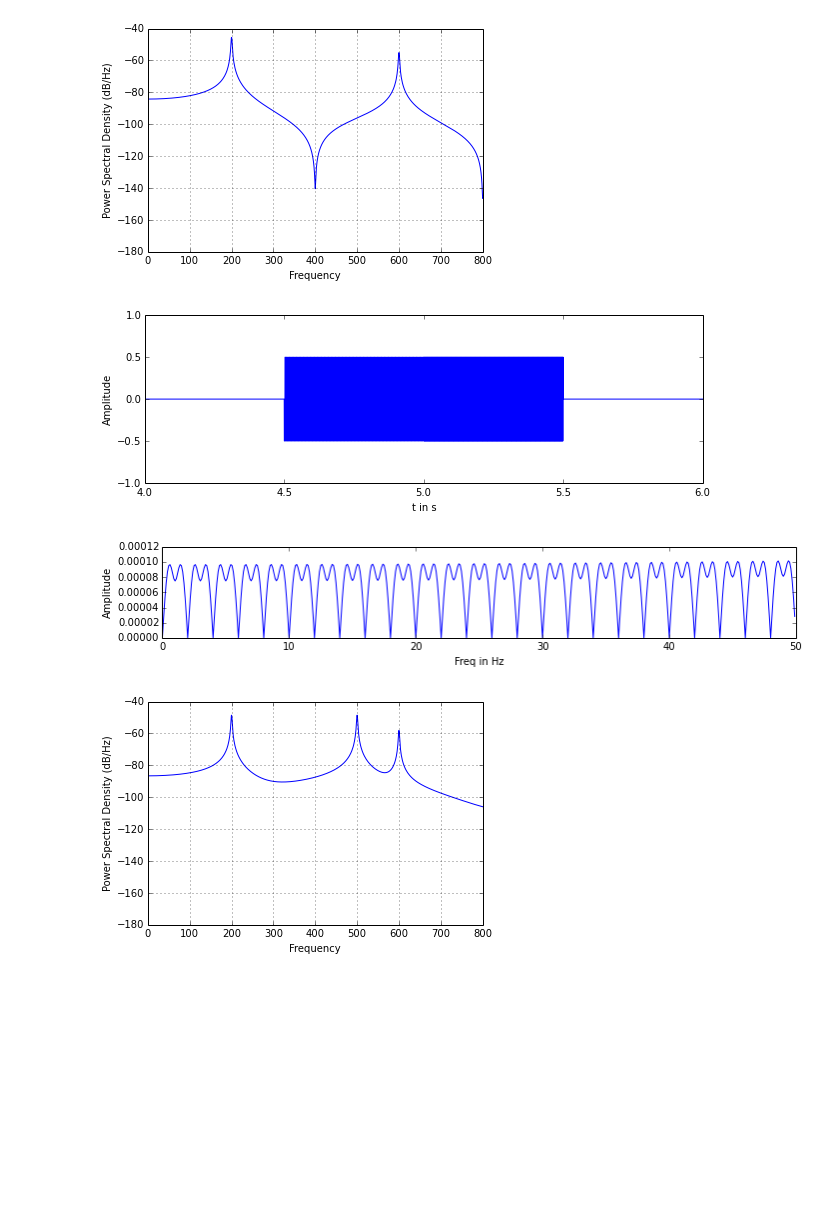
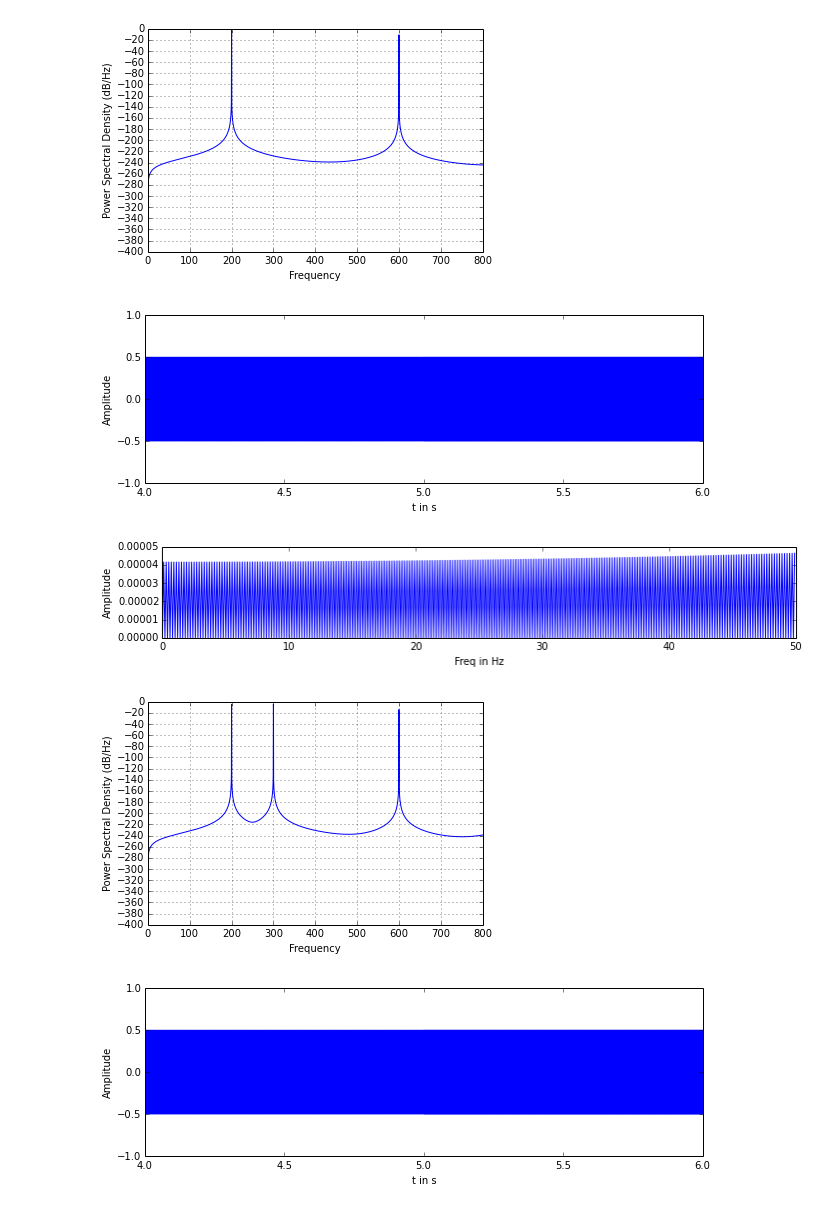
Before and after one commit to wachtlerlab/RWeiss, a Jupyter notebook: Rect-Window.ipynb, the cells around one changed output. Saved outputs shown, nothing was run; the diff lists cells and outputs as text; code cells hidden in the pictures; blank space fills up the shorter version.

```diff
--- a/Rect-Window.ipynb
+++ b/Rect-Window.ipynb
@@ -1,53 +1,51 @@
 # %%
-def rectwindow(freq1, freq2, f_sample=10, width=3, sig=.1):
-    "Erstellt einen rect windowed Frequenzübergang Freq1 auf Freq2 mit Signallänge 2*sig (in s) und entsprechende FFT"
+def rectwindow(freq1, freq2, f_sample=10, width=1, sig=.1):    #f_sample in kHz und width ist der Anteil des Fensters am Gesamtsignal (1 heisst, kein Fenster)
+    "Erstellt einen Rechteckfenster-Frequenzübergang freq1 auf freq2 mit Signallänge 2*sig (in s) und entsprechende FFT"
     freq1, freq2, width = float(freq1), float(freq2), float(width)
     f_sample = f_sample*1000.
-    print "Samplingfrequenz:", f_sample/1000, "kHz"
-    f1 = tile(concatenate((ones(f_sample/(2*freq1)), zeros(f_sample/(2*freq1))), axis=1), sig*freq1)
-    f2 = tile(concatenate((ones(f_sample/(2*freq2)), zeros(f_sample/(2*freq2))), axis=1), sig*freq2)
+    #print "Samplingfrequenz:", f_sample/1000, "kHz"
+    f1 = tile(concatenate((ones(f_sample/(2*freq1)), zeros(f_sample/(2*freq1))), axis=1), sig*freq1)  #erste Frequenz
+    f2 = tile(concatenate((ones(f_sample/(2*freq2)), zeros(f_sample/(2*freq2))), axis=1), sig*freq2)  #zweite Frequenz
     f = concatenate((f1, f2), axis=1)-0.5
     window = concatenate((zeros(((width-1)/(2*width))*f.size), ones(f.size/width)), axis=1)
     window = concatenate((window, zeros(((width-1)/(2*width))*f.size)), axis=1)
     window = concatenate((window, zeros(f.size-window.size)), axis=1)
     f = f*window
-    window_neg = window*(-1)
-    f = f*window_neg
-    #f = f[:502681]
     xaxis = linspace(0, 2*sig, f.size)
-    #xaxis = arange(0, 2.*sig, 1./f.size)
     figure(figsize=(10,3))
     plot(xaxis, f)
     plt.xlabel('t in s')
     plt.ylabel('Amplitude')
-    #plt.title('Eingangssignal Flicker 200->700Hz')
     plt.ylim(-1,1)
     plt.xlim(4,6)
     figure(figsize=(10,2))
     FTdata = fft.fft(f)/f.size
     FT = FTdata[:(FTdata.size/2)]
+    integral = sum(abs(FT[:1000]))
+    print str(freq1) + "  " + str(freq2) + "        " + str(integral)
     faxis = fft.fftfreq(f.size, (1./f_sample))
-    #faxis = faxis[:(faxis.size/2)]
-    plot(faxis[0:500], abs(FT)[0:500])
+    plot(faxis[0:500], abs(FT)[0:500])     #hier das xlim fuer den Plot anpassen
     plt.xlabel('Freq in Hz')
-    #plt.xlim(0,100)
-    #plt.ylim(0,.01)
     plt.ylabel('Amplitude')
     plt.tight_layout()
     #plt.savefig('200_200.pdf')
-    #print abs(FT[:101])
     figure()
     plt.psd(f, f.size/2, f_sample)
     plt.xlim(0, 800)
     return f, xaxis, faxis;
 
+print "Integrale:"
+for i in [200,300,400,500,600,700,800]:
+    rectwindow(200,i,168.,1,5.)
+
+
+
 '''
-rectwindow(128, 128, 16.384, 10, 5.) #2er-Potenzen mit 1Hz pro bin
-rectwindow(128, 512, 16.384, 10, 5.)
+rectwindow(200, 400, 20, 10, 5.)
+rectwindow(200, 500, 20, 10, 5.)
 '''
 
-rectwindow(200, 200, 20, 10, 5.)
-rectwindow(200, 500, 20, 10, 5.)
+
 
 
 
@@ -156,4 +160,5 @@ Samplingfrequenz: 20.0 kHz
-[figure, old version]
+[figure, new version]
-[figure, old version]
+[figure, new version]
-[figure, old version]
+[figure, new version]
-[figure, old version]
+[figure, new version]
+[figure, added]
```
Also changed, not shown: parts of 1 cell of this notebook, 1 other file.
